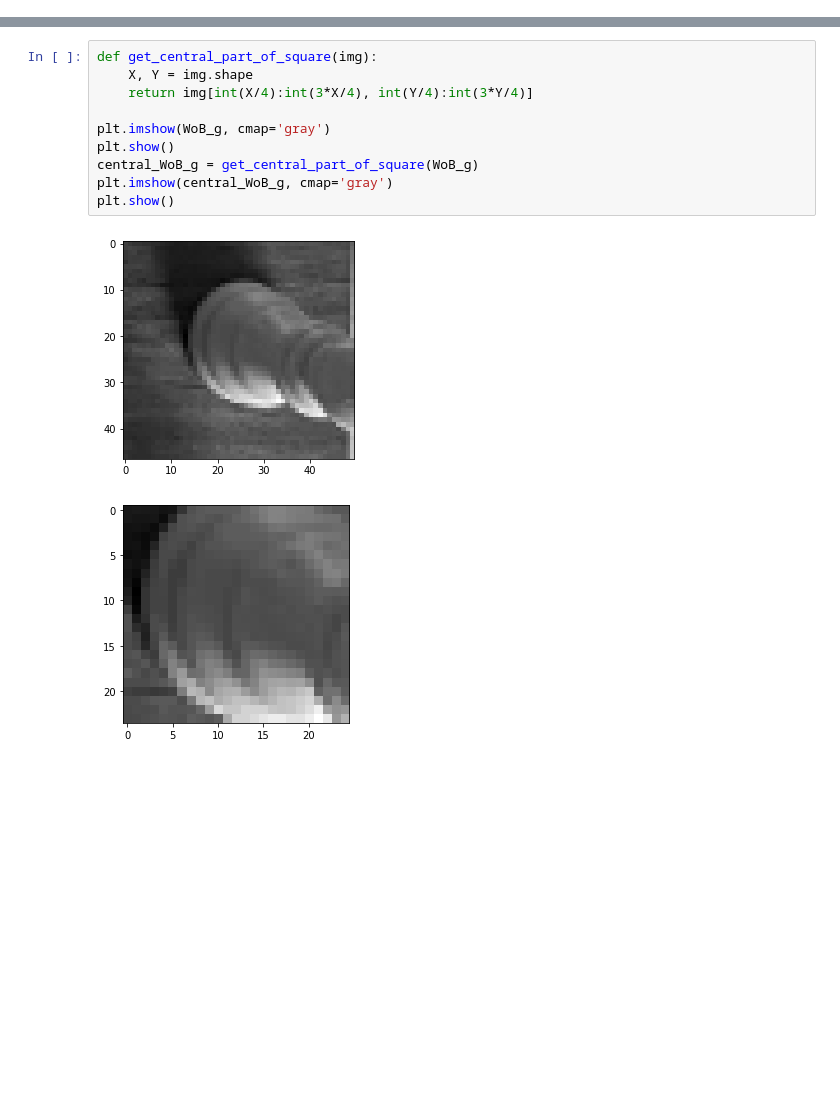
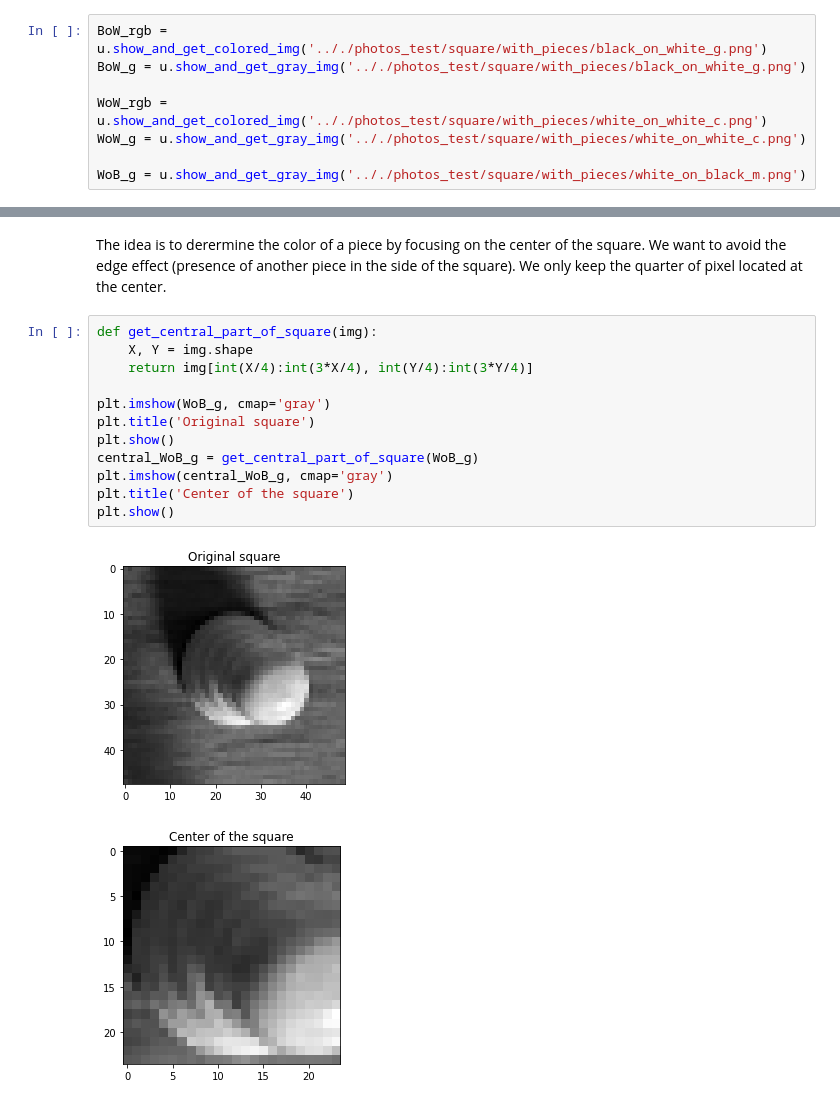
Before and after one commit to GuilhemPrince/VisualChess, a Jupyter notebook: code/color_detection.ipynb, the cells around one changed output, grey strips where cells are left out. Saved outputs shown, nothing was run; the diff lists cells and outputs as text; blank space fills up the shorter version.

```diff
--- a/code/color_detection.ipynb
+++ b/code/color_detection.ipynb
@@ -29,0 +13,8 @@ plt.show()
+# %%
+BoW_rgb = u.show_and_get_colored_img('.././photos_test/square/with_pieces/black_on_white_g.png')
+BoW_g = u.show_and_get_gray_img('.././photos_test/square/with_pieces/black_on_white_g.png')
+
+WoW_rgb = u.show_and_get_colored_img('.././photos_test/square/with_pieces/white_on_white_c.png')
+WoW_g = u.show_and_get_gray_img('.././photos_test/square/with_pieces/white_on_white_c.png')
+
+WoB_g = u.show_and_get_gray_img('.././photos_test/square/with_pieces/white_on_black_m.png')
@@ -30,16 +27,20 @@ plt.show()
+# %% [markdown]
+The idea is to derermine the color of a piece by focusing on the center of the square. We want to avoid the edge effect (presence of another piece in the side of the square). We only keep the quarter of pixel located at the center.
 # %%
 def get_central_part_of_square(img):
     X, Y = img.shape
     return img[int(X/4):int(3*X/4), int(Y/4):int(3*Y/4)]
 
 plt.imshow(WoB_g, cmap='gray')
+plt.title('Original square')
 plt.show()
 central_WoB_g = get_central_part_of_square(WoB_g)
 plt.imshow(central_WoB_g, cmap='gray')
+plt.title('Center of the square')
 plt.show()
 # %% [output]
-[figure, old version]
+[figure, new version]
-[figure, old version]
+[figure, new version]
 # %%
 def is_piece_black(img, treshold = 100 ):
     central_img = get_central_part_of_square(img)
```
Also changed, not shown: parts of 9 cells of this notebook, 1 other file.
